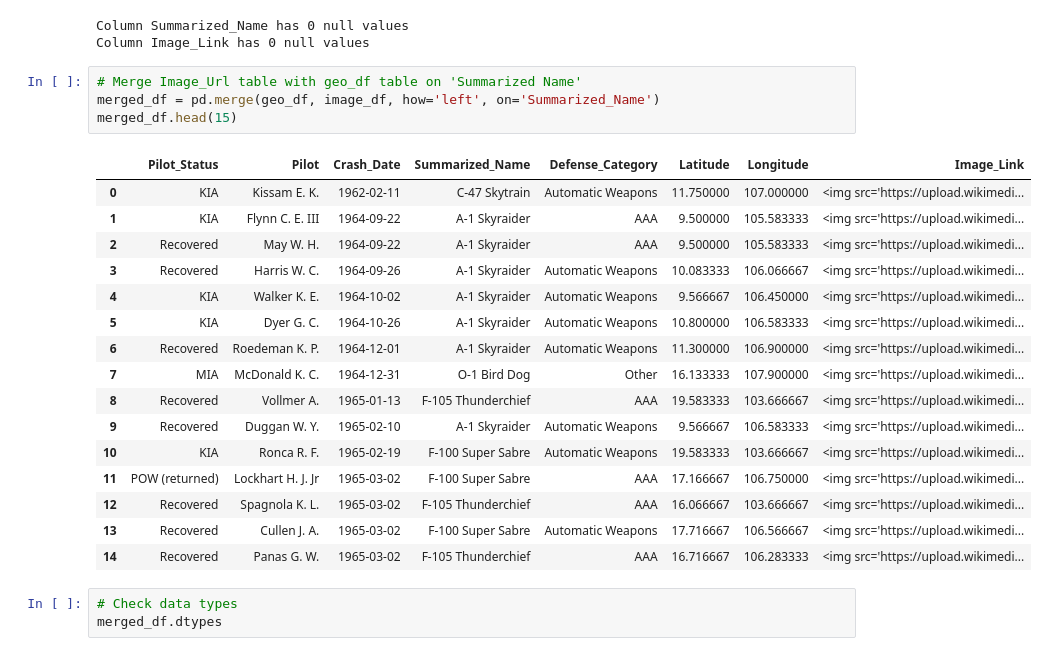
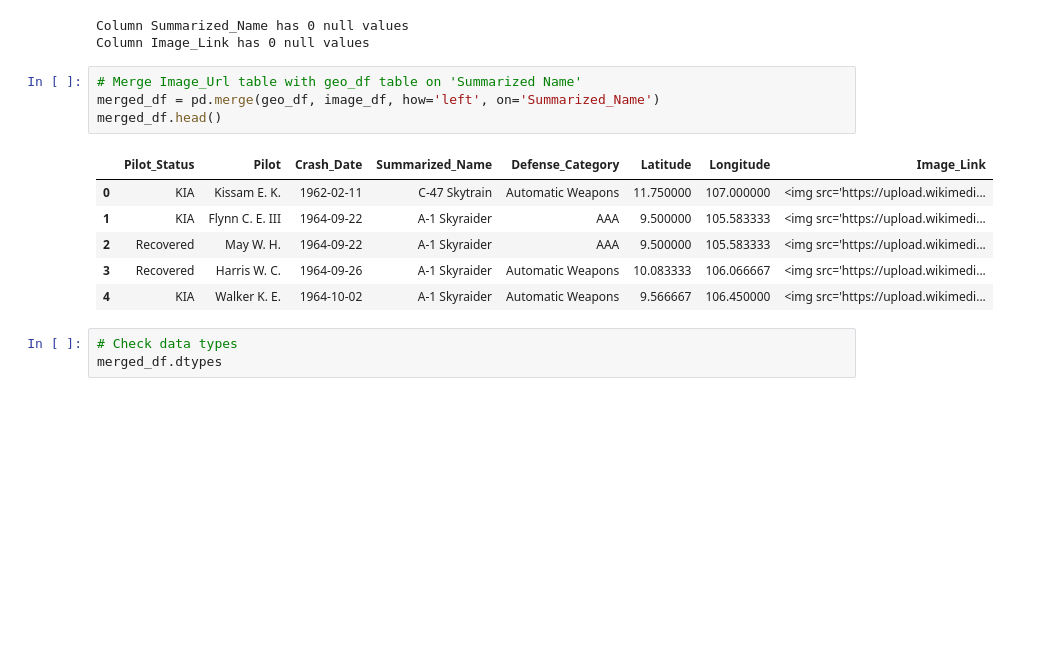
Before and after one commit to MichaelG-B/Capstone_Project, a Jupyter notebook: Capstone Project/ETL/Vietnam_Losses_ETL.ipynb, the cells around one changed output. Drawn from its saved outputs; the diff is of its cells as text; blank space fills up the shorter version.

Commit message:
ETL file without image_url table displayed

```diff
--- a/Capstone Project/ETL/Vietnam_Losses_ETL.ipynb
+++ b/Capstone Project/ETL/Vietnam_Losses_ETL.ipynb
@@ -527,24 +514,14 @@ Column Image_Link has 0 null values
 # %%
 # Merge Image_Url table with geo_df table on 'Summarized Name'
 merged_df = pd.merge(geo_df, image_df, how='left', on='Summarized_Name')
-merged_df.head(15)
+merged_df.head()
 # %% [output]
 |  | Pilot_Status | Pilot | Crash_Date | Summarized_Name | Defense_Category | Latitude | Longitude | Image_Link |
 | 0 | KIA | Kissam E. K. | 1962-02-11 | C-47 Skytrain | Automatic Weapons | 11.750000 | 107.000000 | <img src='https://upload.wikimedi... |
 | 1 | KIA | Flynn C. E. III | 1964-09-22 | A-1 Skyraider | AAA | 9.500000 | 105.583333 | <img src='https://upload.wikimedi... |
 | 2 | Recovered | May W. H. | 1964-09-22 | A-1 Skyraider | AAA | 9.500000 | 105.583333 | <img src='https://upload.wikimedi... |
 | 3 | Recovered | Harris W. C. | 1964-09-26 | A-1 Skyraider | Automatic Weapons | 10.083333 | 106.066667 | <img src='https://upload.wikimedi... |
 | 4 | KIA | Walker K. E. | 1964-10-02 | A-1 Skyraider | Automatic Weapons | 9.566667 | 106.450000 | <img src='https://upload.wikimedi... |
-| 5 | KIA | Dyer G. C. | 1964-10-26 | A-1 Skyraider | Automatic Weapons | 10.800000 | 106.583333 | <img src='https://upload.wikimedi... |
-| 6 | Recovered | Roedeman K. P. | 1964-12-01 | A-1 Skyraider | Automatic Weapons | 11.300000 | 106.900000 | <img src='https://upload.wikimedi... |
-| 7 | MIA | McDonald K. C. | 1964-12-31 | O-1 Bird Dog | Other | 16.133333 | 107.900000 | <img src='https://upload.wikimedi... |
-| 8 | Recovered | Vollmer A. | 1965-01-13 | F-105 Thunderchief | AAA | 19.583333 | 103.666667 | <img src='https://upload.wikimedi... |
-| 9 | Recovered | Duggan W. Y. | 1965-02-10 | A-1 Skyraider | Automatic Weapons | 9.566667 | 106.583333 | <img src='https://upload.wikimedi... |
-| 10 | KIA | Ronca R. F. | 1965-02-19 | F-100 Super Sabre | Automatic Weapons | 19.583333 | 103.666667 | <img src='https://upload.wikimedi... |
-| 11 | POW (returned) | Lockhart H. J. Jr | 1965-03-02 | F-100 Super Sabre | AAA | 17.166667 | 106.750000 | <img src='https://upload.wikimedi... |
-| 12 | Recovered | Spagnola K. L. | 1965-03-02 | F-105 Thunderchief | AAA | 16.066667 | 103.666667 | <img src='https://upload.wikimedi... |
-| 13 | Recovered | Cullen J. A. | 1965-03-02 | F-100 Super Sabre | Automatic Weapons | 17.716667 | 106.566667 | <img src='https://upload.wikimedi... |
-| 14 | Recovered | Panas G. W. | 1965-03-02 | F-105 Thunderchief | AAA | 16.716667 | 106.283333 | <img src='https://upload.wikimedi... |
 # %%
 # Check data types
 merged_df.dtypes
```
Also changed, not shown: parts of 3 cells of this notebook.
